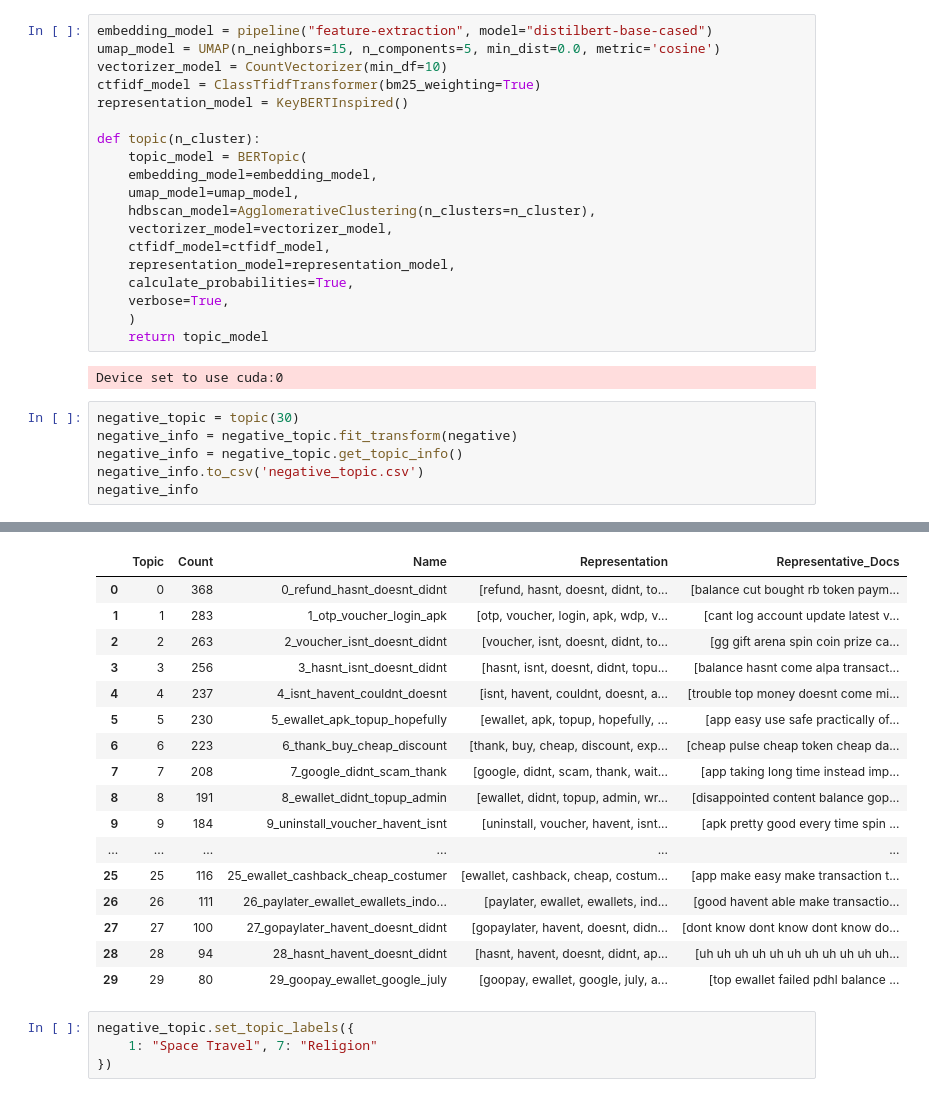
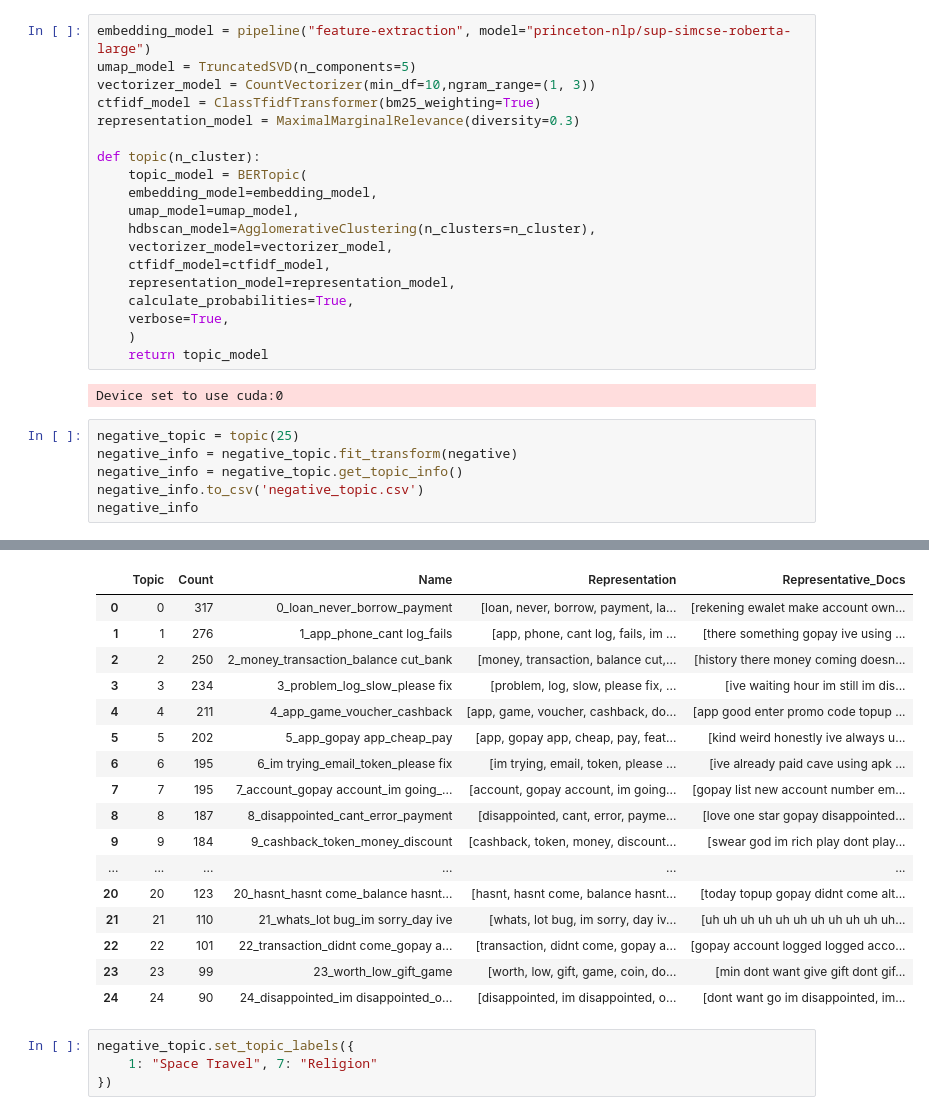
Before and after one commit to WayanArdike/gopay, a Jupyter notebook: study-case-gopay.ipynb, the cells around one changed output, grey strips where cells are left out. Saved outputs shown, nothing was run; the diff lists cells and outputs as text.

```diff
--- a/study-case-gopay.ipynb
+++ b/study-case-gopay.ipynb
@@ -388,9 +388,9 @@ from umap import UMAP
 # %%
-embedding_model = pipeline("feature-extraction", model="distilbert-base-cased")
-umap_model = UMAP(n_neighbors=15, n_components=5, min_dist=0.0, metric='cosine')
-vectorizer_model = CountVectorizer(min_df=10)
+embedding_model = pipeline("feature-extraction", model="princeton-nlp/sup-simcse-roberta-large")
+umap_model = TruncatedSVD(n_components=5)
+vectorizer_model = CountVectorizer(min_df=10,ngram_range=(1, 3))
 ctfidf_model = ClassTfidfTransformer(bm25_weighting=True)
-representation_model = KeyBERTInspired()
+representation_model = MaximalMarginalRelevance(diversity=0.3)
 
 def topic(n_cluster):
     topic_model = BERTopic(
@@ -407,7 +407,7 @@ def topic(n_cluster):
 # %% [output]
 Device set to use cuda:0
 # %%
-negative_topic = topic(30)
+negative_topic = topic(25)
 negative_info = negative_topic.fit_transform(negative)
 negative_info = negative_topic.get_topic_info()
 negative_info.to_csv('negative_topic.csv')
@@ -424,20 +424,20 @@ negative_info
 |  | Topic | Count | Name | Representation | Representative_Docs |
-| 0 | 0 | 368 | 0_refund_hasnt_doesnt_didnt | [refund, hasnt, doesnt, didnt, to... | [balance cut bought rb token paym... |
-| 1 | 1 | 283 | 1_otp_voucher_login_apk | [otp, voucher, login, apk, wdp, v... | [cant log account update latest v... |
-| 2 | 2 | 263 | 2_voucher_isnt_doesnt_didnt | [voucher, isnt, doesnt, didnt, to... | [gg gift arena spin coin prize ca... |
-| 3 | 3 | 256 | 3_hasnt_isnt_doesnt_didnt | [hasnt, isnt, doesnt, didnt, topu... | [balance hasnt come alpa transact... |
-| 4 | 4 | 237 | 4_isnt_havent_couldnt_doesnt | [isnt, havent, couldnt, doesnt, a... | [trouble top money doesnt come mi... |
-| 5 | 5 | 230 | 5_ewallet_apk_topup_hopefully | [ewallet, apk, topup, hopefully, ... | [app easy use safe practically of... |
-| 6 | 6 | 223 | 6_thank_buy_cheap_discount | [thank, buy, cheap, discount, exp... | [cheap pulse cheap token cheap da... |
-| 7 | 7 | 208 | 7_google_didnt_scam_thank | [google, didnt, scam, thank, wait... | [app taking long time instead imp... |
-| 8 | 8 | 191 | 8_ewallet_didnt_topup_admin | [ewallet, didnt, topup, admin, wr... | [disappointed content balance gop... |
-| 9 | 9 | 184 | 9_uninstall_voucher_havent_isnt | [uninstall, voucher, havent, isnt... | [apk pretty good every time spin ... |
+| 0 | 0 | 317 | 0_loan_never_borrow_payment | [loan, never, borrow, payment, la... | [rekening ewalet make account own... |
+| 1 | 1 | 276 | 1_app_phone_cant log_fails | [app, phone, cant log, fails, im ... | [there something gopay ive using ... |
+| 2 | 2 | 250 | 2_money_transaction_balance cut_bank | [money, transaction, balance cut,... | [history there money coming doesn... |
+| 3 | 3 | 234 | 3_problem_log_slow_please fix | [problem, log, slow, please fix, ... | [ive waiting hour im still im dis... |
+| 4 | 4 | 211 | 4_app_game_voucher_cashback | [app, game, voucher, cashback, do... | [app good enter promo code topup ... |
+| 5 | 5 | 202 | 5_app_gopay app_cheap_pay | [app, gopay app, cheap, pay, feat... | [kind weird honestly ive always u... |
+| 6 | 6 | 195 | 6_im trying_email_token_please fix | [im trying, email, token, please ... | [ive already paid cave using apk ... |
+| 7 | 7 | 195 | 7_account_gopay account_im going_... | [account, gopay account, im going... | [gopay list new account number em... |
+| 8 | 8 | 187 | 8_disappointed_cant_error_payment | [disappointed, cant, error, payme... | [love one star gopay disappointed... |
+| 9 | 9 | 184 | 9_cashback_token_money_discount | [cashback, token, money, discount... | [swear god im rich play dont play... |
 | ... | ... | ... | ... | ... | ... |
-| 25 | 25 | 116 | 25_ewallet_cashback_cheap_costumer | [ewallet, cashback, cheap, costum... | [app make easy make transaction t... |
-| 26 | 26 | 111 | 26_paylater_ewallet_ewallets_indo... | [paylater, ewallet, ewallets, ind... | [good havent able make transactio... |
-| 27 | 27 | 100 | 27_gopaylater_havent_doesnt_didnt | [gopaylater, havent, doesnt, didn... | [dont know dont know dont know do... |
-| 28 | 28 | 94 | 28_hasnt_havent_doesnt_didnt | [hasnt, havent, doesnt, didnt, ap... | [uh uh uh uh uh uh uh uh uh uh uh... |
-| 29 | 29 | 80 | 29_goopay_ewallet_google_july | [goopay, ewallet, google, july, a... | [top ewallet failed pdhl balance ... |
+| 20 | 20 | 123 | 20_hasnt_hasnt come_balance hasnt... | [hasnt, hasnt come, balance hasnt... | [today topup gopay didnt come alt... |
+| 21 | 21 | 110 | 21_whats_lot bug_im sorry_day ive | [whats, lot bug, im sorry, day iv... | [uh uh uh uh uh uh uh uh uh uh uh... |
+| 22 | 22 | 101 | 22_transaction_didnt come_gopay a... | [transaction, didnt come, gopay a... | [gopay account logged logged acco... |
+| 23 | 23 | 99 | 23_worth_low_gift_game | [worth, low, gift, game, coin, do... | [min dont want give gift dont gif... |
+| 24 | 24 | 90 | 24_disappointed_im disappointed_o... | [disappointed, im disappointed, o... | [dont want go im disappointed, im... |
 # %%
 negative_topic.set_topic_labels({
     1: "Space Travel", 7: "Religion"
```
Also changed, not shown: parts of 14 cells of this notebook.
